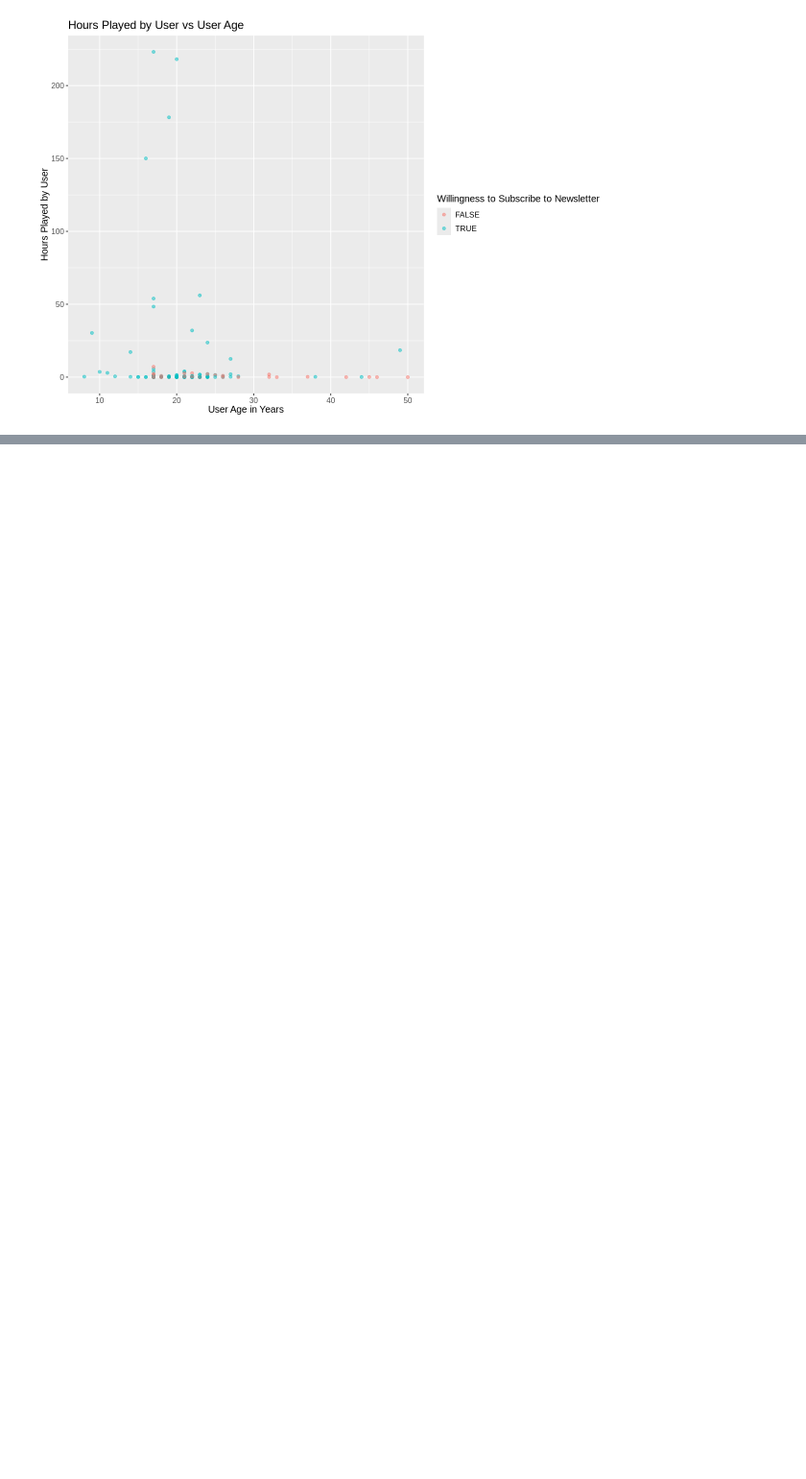
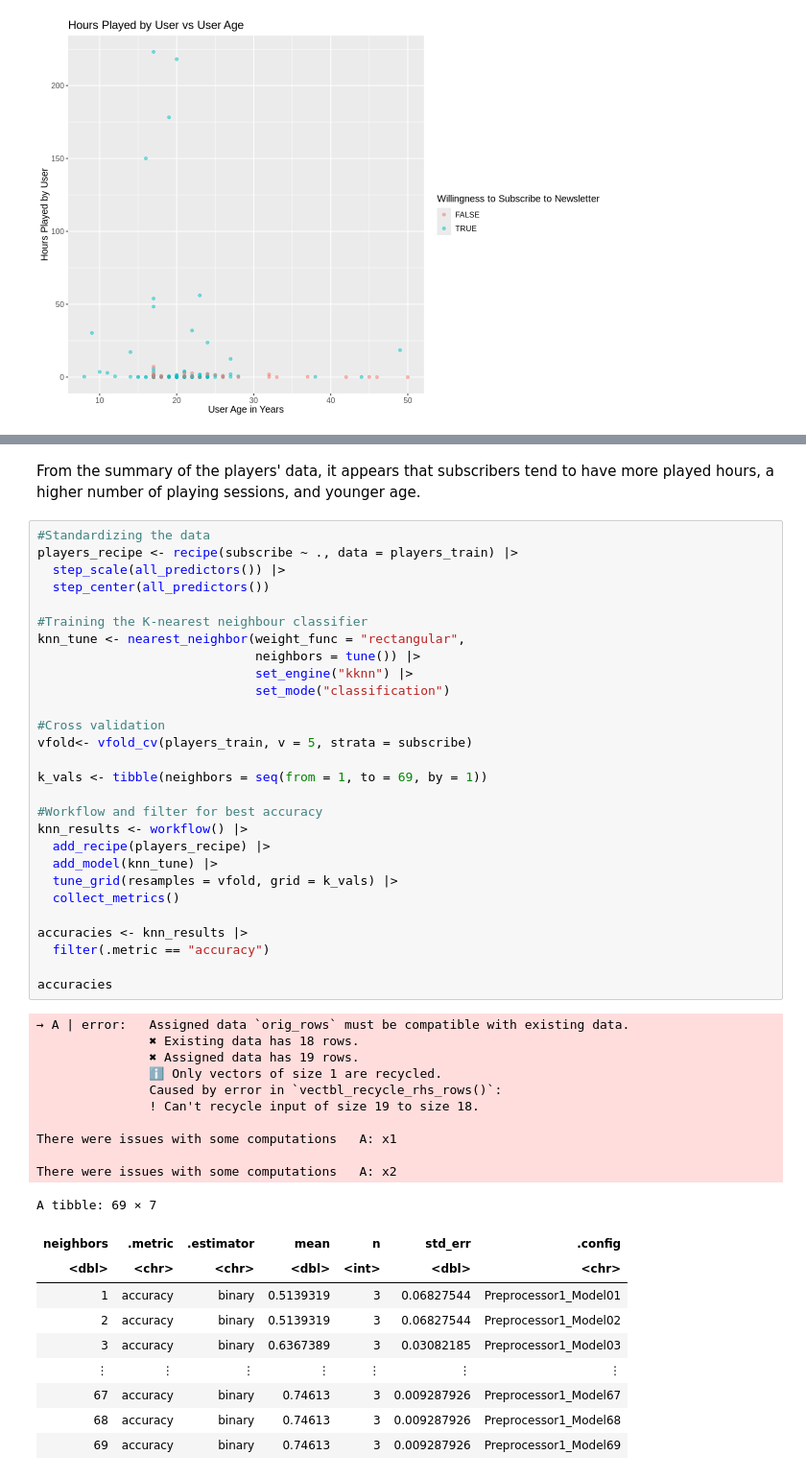
Before and after one commit to acay05/dsci-100-2025W2-006-group4, a Jupyter notebook: Final_Project_Group4.ipynb, the cells around one changed output, grey strips where cells are left out. Shown: that part at 96% size. Saved outputs shown, nothing was run; the diff lists cells and outputs as text; blank space fills up the shorter version.

Commit message:
Knn error

```diff
--- a/Final_Project_Group4.ipynb
+++ b/Final_Project_Group4.ipynb
@@ -117,0 +136,51 @@ players_test <- testing(players_split)
+# %% [markdown]
+From the summary of the players' data, it appears that subscribers tend to have more played hours, a higher number of playing sessions, and younger age.
+# %%
+#Standardizing the data
+players_recipe <- recipe(subscribe ~ ., data = players_train) |>
+  step_scale(all_predictors()) |>
+  step_center(all_predictors())
+
+#Training the K-nearest neighbour classifier
+knn_tune <- nearest_neighbor(weight_func = "rectangular",
+                             neighbors = tune()) |>
+                             set_engine("kknn") |>
+                             set_mode("classification")
+
+#Cross validation
+vfold<- vfold_cv(players_train, v = 5, strata = subscribe)
+
+k_vals <- tibble(neighbors = seq(from = 1, to = 69, by = 1))
+
+#Workflow and filter for best accuracy
+knn_results <- workflow() |>
+  add_recipe(players_recipe) |>
+  add_model(knn_tune) |>
+  tune_grid(resamples = vfold, grid = k_vals) |>
+  collect_metrics()
+
+accuracies <- knn_results |>
+  filter(.metric == "accuracy")
+
+accuracies
+# %% [output]
+→ A | error:   Assigned data `orig_rows` must be compatible with existing data.
+               ✖ Existing data has 18 rows.
+               ✖ Assigned data has 19 rows.
+               ℹ Only vectors of size 1 are recycled.
+               Caused by error in `vectbl_recycle_rhs_rows()`:
+               ! Can't recycle input of size 19 to size 18.
+
+There were issues with some computations   A: x1
+
+There were issues with some computations   A: x2
+A tibble: 69 × 7
+| neighbors | .metric | .estimator | mean | n | std_err | .config |
+| <dbl> | <chr> | <chr> | <dbl> | <int> | <dbl> | <chr> |
+| 1 | accuracy | binary | 0.5139319 | 3 | 0.06827544 | Preprocessor1_Model01 |
+| 2 | accuracy | binary | 0.5139319 | 3 | 0.06827544 | Preprocessor1_Model02 |
+| 3 | accuracy | binary | 0.6367389 | 3 | 0.03082185 | Preprocessor1_Model03 |
+| ⋮ | ⋮ | ⋮ | ⋮ | ⋮ | ⋮ | ⋮ |
+| 67 | accuracy | binary | 0.74613 | 3 | 0.009287926 | Preprocessor1_Model67 |
+| 68 | accuracy | binary | 0.74613 | 3 | 0.009287926 | Preprocessor1_Model68 |
+| 69 | accuracy | binary | 0.74613 | 3 | 0.009287926 | Preprocessor1_Model69 |
```
Also changed, not shown: parts of 2 cells of this notebook.
